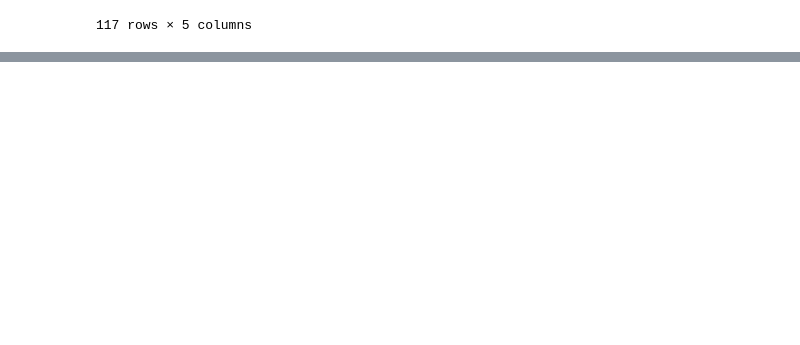
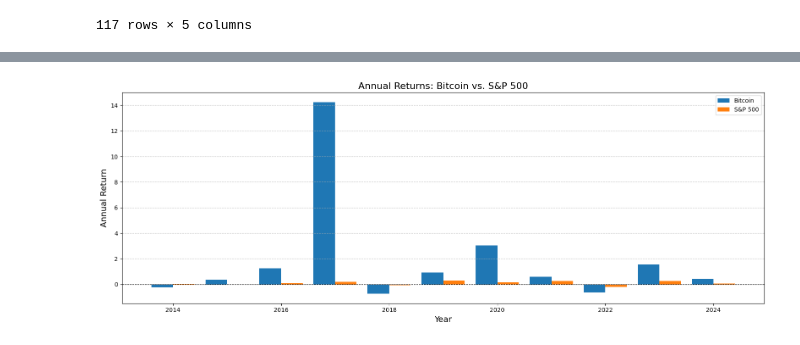
Before and after one commit to AngelDHackerman/BTC-ETH_Data_Analysis, a Jupyter notebook: 5_Inshights_Acculated_Returns.ipynb, the cells around one changed output, grey strips where cells are left out. Saved outputs shown, nothing was run; the diff lists cells and outputs as text; code cells hidden in the pictures; blank space fills up the shorter version.

```diff
--- a/5_Inshights_Acculated_Returns.ipynb
+++ b/5_Inshights_Acculated_Returns.ipynb
@@ -105,0 +129,19 @@ annual_data
+# %%
+# Visualize annual returns for Bitcoin and S&P 500
+plt.figure(figsize=(16, 6))
+
+plt.bar(annual_data['Date'].dt.year - 0.2, annual_data['BTC_Daily_Return'], width=0.4, label='Bitcoin', align='center')
+plt.bar(annual_data['Date'].dt.year + 0.2, annual_data['SP500_Daily_Return'], width=0.4, label='S&P 500', align='center')
+
+plt.title('Annual Returns: Bitcoin vs. S&P 500', fontsize=16)
+plt.xlabel('Year', fontsize=14)
+plt.ylabel('Annual Return', fontsize=14)
+
+plt.axhline(0, color='black', linewidth=0.8, linestyle='--')  # Horizontal line at 0
+plt.legend()
+plt.grid(axis='y', linestyle='--', alpha=0.7)
+plt.tight_layout()
+
+plt.show()
+# %% [output]
+[figure, added]
```
Also changed, not shown: parts of 2 cells of this notebook.
